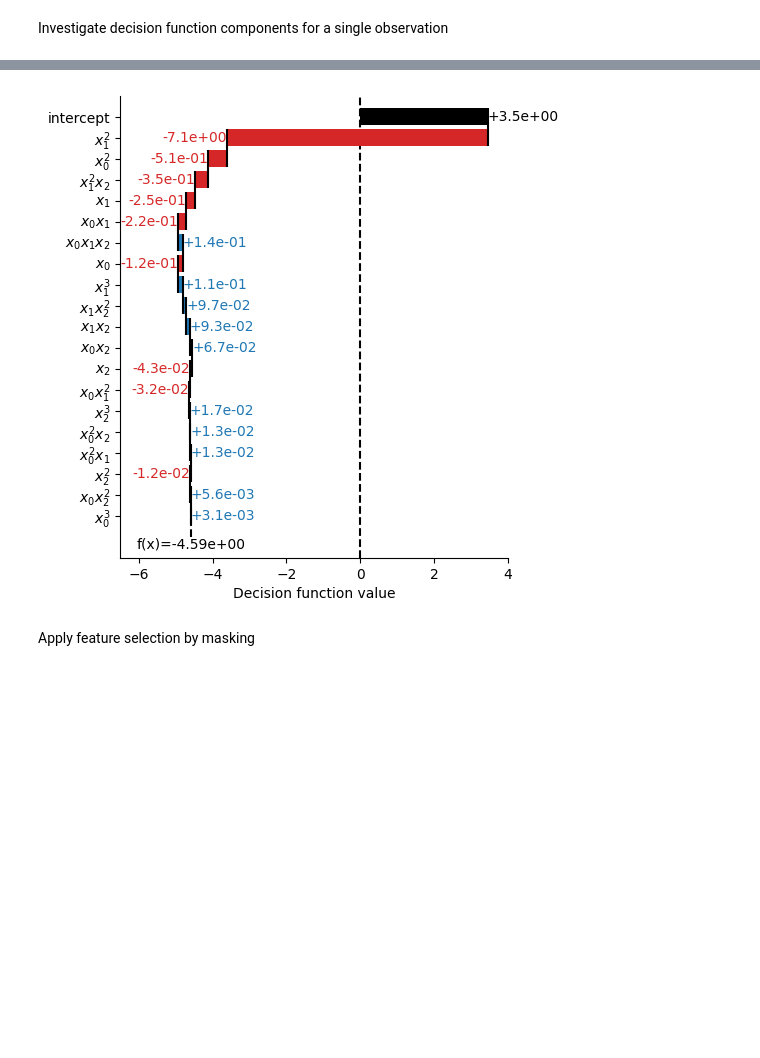
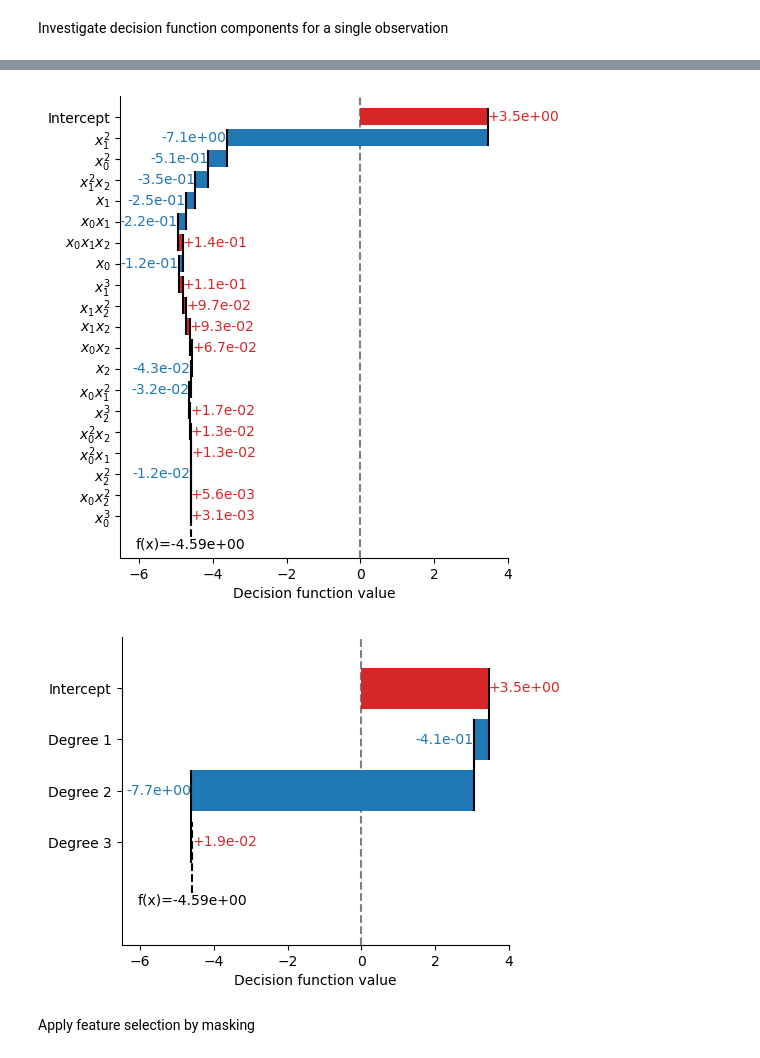
Before and after one commit to rikardvinge/explainpolysvm, a Jupyter notebook: examples/3d_tubes/feature_importance_3d.ipynb, the cells around one changed output, grey strips where cells are left out. Cells and saved outputs as stored; diff of their text form; code cells hidden in the pictures; blank space fills up the shorter version.

```diff
--- a/examples/3d_tubes/feature_importance_3d.ipynb
+++ b/examples/3d_tubes/feature_importance_3d.ipynb
@@ -14,7 +14,7 @@ from sklearn.svm import SVC
 
 rng = np.random.default_rng(1011)
 # %%
-save_figs = True
+save_figs = False
 # %%
 n_train_per_class = 500  # We will later remove 25 samples per class to a test set.
 def generate_data(n_per_class):
@@ -127,23 +127,26 @@ Investigate decision function components for a single observation
 # %%
 x = X_test[0,:]
 
-_, ax = expsvm.plot.sample_waterfall(es, x, n_features=19, show_labels=True, figsize=(5,6), xlim=[-6.5, 4])#, decision_function_y_pos=-14)
-
-y_comp, feat_names = es.decision_function_components(x=x, output_interaction_names=True)
+# Print information about the sample and it's decision
+y_comp = es.decision_function_components(x=x, output_interaction_names=False)
 y_comp = y_comp[0]
-feat_names[1:] = es.format_interaction_names(feat_names[1:])
-
-if save_figs:
-    plt.savefig('./images/feature_importance_single_3d.png', dpi=300, bbox_inches='tight', facecolor='white')
-plt.draw()
-
 print('Features: ', x)
 print('Radial distance to x_2 axis: ', np.sqrt(x[0]**2+x[1]**2))
 print('True class label: ', y_test[0])
 print('Decision value: ', np.sum(y_comp))
 print('SVM intercept: ', es.intercept)
 
-# y_pred = np.sign(es.decision_function(x=X_test))
+# Plot waterfall of individual interaction's contribution
+_ = es.plot_sample_waterfall(x, n_features=19, show=False, show_values=True, show_sum=True, figsize=(5,6), xlim=[-6.5, 4])
+if save_figs:
+    plt.savefig('./images/feature_importance_single_3d.png', dpi=200, bbox_inches='tight', facecolor='white')
+plt.show()
+
+# Plot waterfall of the interaction degree's contribution
+_ = es.plot_sample_waterfall_degree(x, n_degree=3, show=False, show_values=True, show_sum=True, figsize=(5,4), xlim=[-6.5, 4])
+if save_figs:
+    plt.savefig('./images/degree_importance_single_3d.png', dpi=200, bbox_inches='tight', facecolor='white')
+plt.show()
 # %% [output]
 Features:  [ 0.35562134 -1.35224797  0.59212626]
 Radial distance to x_2 axis:  1.3982278464873796
@@ -153,4 +156,5 @@ SVM intercept:  3.4550476291157173
-[figure, old version]
+[figure, new version]
+[figure, added]
 # %% [markdown]
 Apply feature selection by masking
 # %%
```
Also changed, not shown: parts of 6 cells of this notebook, 24 other files.
